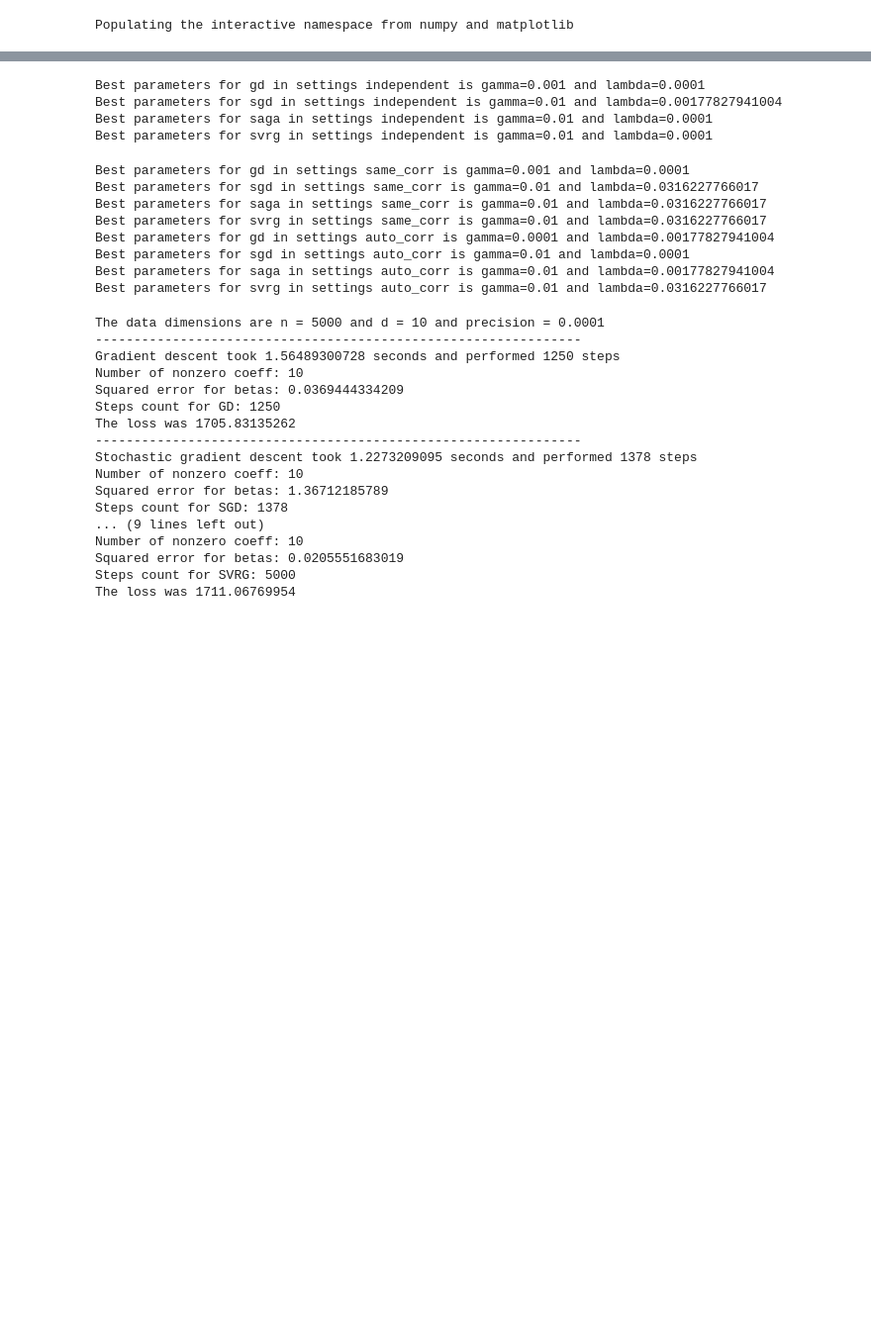
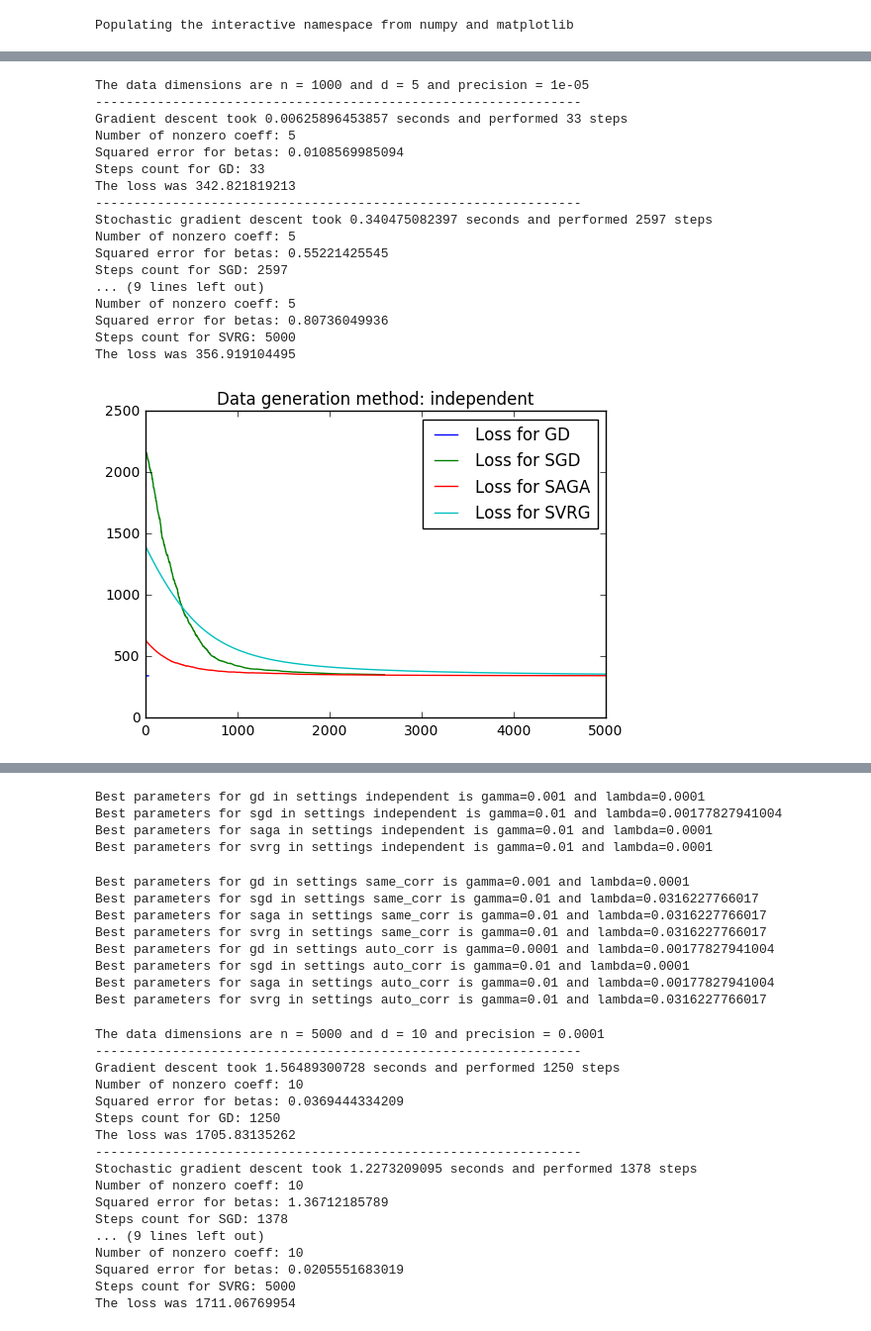
Before and after one commit to sjwilczynski/AlgStPr, a Jupyter notebook: lab3/ProjectNotebook.ipynb, the cells around one changed output, grey strips where cells are left out. Shown: that part at 99% size. Drawn from its saved outputs; the diff is of its cells as text; code cells hidden in the pictures; blank space fills up the shorter version.

```diff
--- a/lab3/ProjectNotebook.ipynb
+++ b/lab3/ProjectNotebook.ipynb
@@ -356,0 +376,17 @@ The loss was 1144.88662811
+# %%
+dictionary_nonzero = {}
+n = 10**3
+d = 5
+STEPS = 5*10**3
+for method in [INDEPENDENT, SAME_CORR, AUTO_CORR]:
+    for f in [GD, SGD, SAGA, SVRG]:
+        step, lam = find_best_parameters(n, d, method, f, 10**np.linspace(-5,-2,10), [], False, plot_losses=False)
+        dictionary_nonzero[(f,method)]=(step,lam)
+        print('Best parameters for {} in settings {} is gamma={}'.format(f,method,step))
+
+steps_ind = {x[0][0]:x[1][0] for x in dictionary_nonzero.items() if x[0][1]==INDEPENDENT}
+steps_auto = {x[0][0]:x[1][0] for x in dictionary_nonzero.items() if x[0][1]==AUTO_CORR}
+steps_same = {x[0][0]:x[1][0] for x in dictionary_nonzero.items() if x[0][1]==SAME_CORR}
+print(steps_ind)
+print(steps_auto)
+print(steps_same)
@@ -356,0 +409,25 @@ The loss was 1144.88662811
+# %%
+n=10**3
+d=5
+# %%
+curr_steps = [steps_ind[GD], steps_ind[SGD], steps_ind[SAGA], steps_ind[SVRG]]
+perform_simulation(n,d, 10**(-5), INDEPENDENT, curr_steps, [], is_prox=False)
+# %% [output]
+The data dimensions are n = 1000 and d = 5 and precision = 1e-05
+---------------------------------------------------------------
+Gradient descent took 0.00625896453857 seconds and performed 33 steps
+Number of nonzero coeff: 5
+Squared error for betas: 0.0108569985094
+Steps count for GD: 33
+The loss was 342.821819213
+---------------------------------------------------------------
+Stochastic gradient descent took 0.340475082397 seconds and performed 2597 steps
+Number of nonzero coeff: 5
+Squared error for betas: 0.55221425545
+Steps count for SGD: 2597
+... (9 lines left out)
+Number of nonzero coeff: 5
+Squared error for betas: 0.80736049936
+Steps count for SVRG: 5000
+The loss was 356.919104495
+[figure, added]
```
Also changed, not shown: parts of 18 cells of this notebook.
